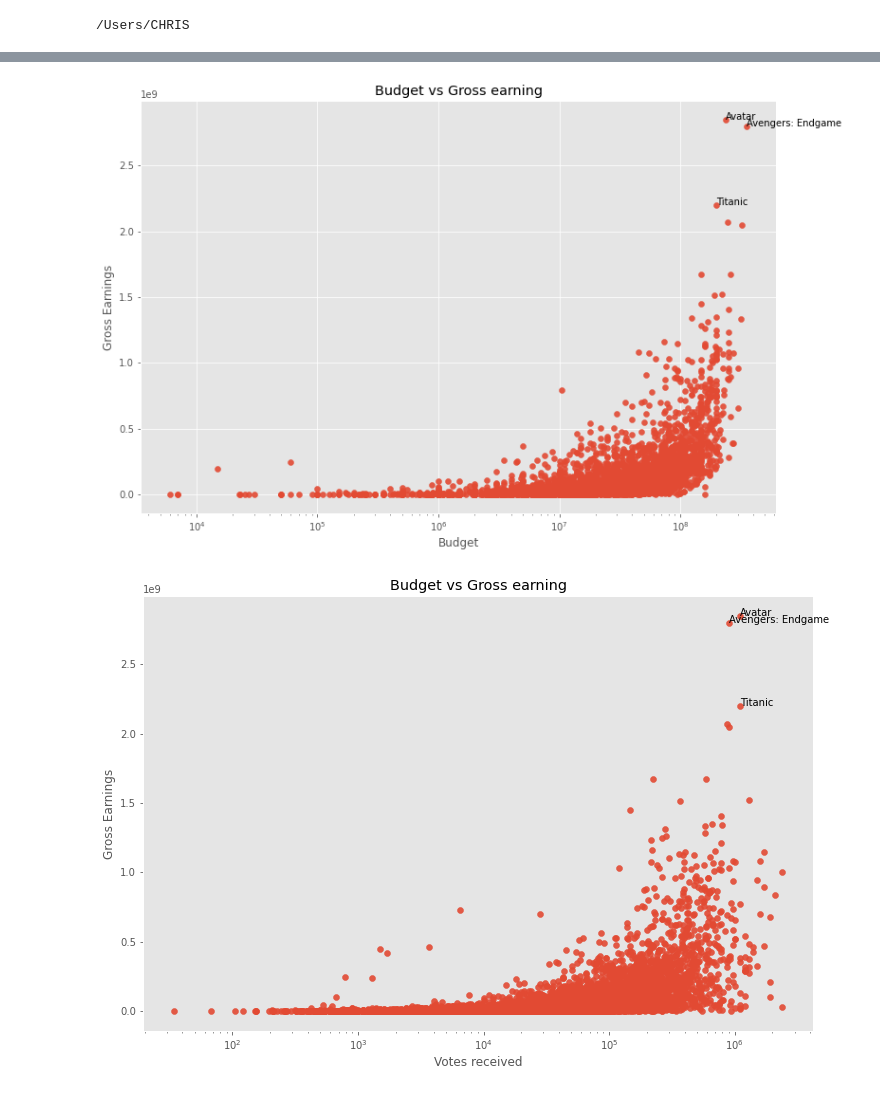
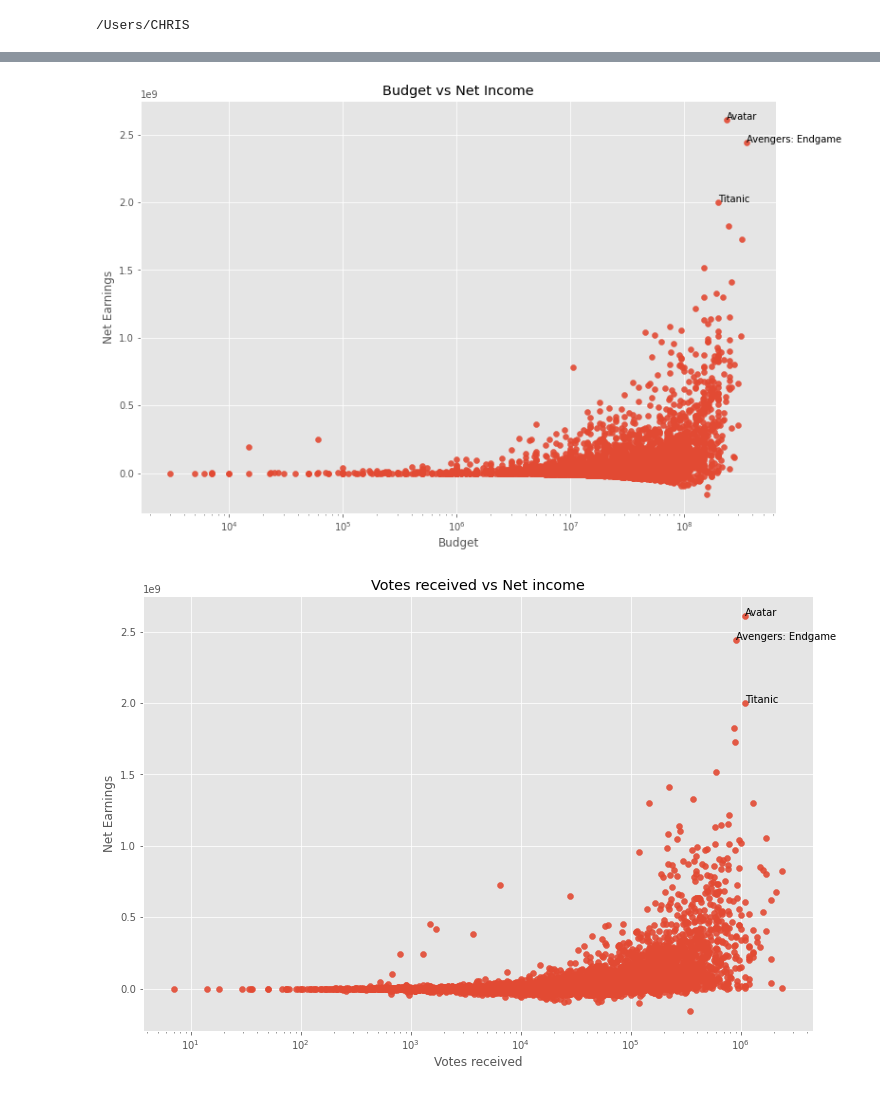
Before and after one commit to Chris-Ahu/Projects-portfolio, a Jupyter notebook: Movie industry analysis.ipynb, the cells around one changed output, grey strips where cells are left out. Drawn from its saved outputs; the diff is of its cells as text; code cells hidden in the pictures.

```diff
--- a/Movie industry analysis.ipynb
+++ b/Movie industry analysis.ipynb
@@ -125,0 +138,5 @@ dtype: float64
+# %%
+# Drop NaN and replace with 0
+
+df1 = df.replace('NaN', np.nan)
+df1
@@ -125,0 +157,5 @@ dtype: float64
+# %%
+# Replace 'NaN' with 0
+
+df2 = df1.fillna(0)
+df2
@@ -125,0 +197,4 @@ dtype: float64
+# %%
+# Creat a new column 'net income' from budget and gross fields
+
+df3 = df2.assign(net_income = lambda x: x.gross - x.budget)
@@ -125,0 +212,4 @@ dtype: float64
+# %%
+# # Order by net income in desecending order
+
+df3.sort_values(by = ['net_income'], inplace = False, ascending = False)
@@ -126,30 +285,31 @@ dtype: float64
 # %%
-# Make a scatter plot of the correlated variables (budget vs gross)
+# Scatter plot of the correlated variables (net_income vs budget)
 
-plt.scatter('budget', 'gross', data = df, alpha = 0.9)
-plt.title('Budget vs Gross earning')
+# Add top 3 movies with highest net income
+
+plt.scatter('budget', 'net_income', data = df3, alpha = 0.9)
+plt.title('Budget vs Net Income')
 plt.xlabel('Budget')
-plt.ylabel('Gross Earnings')
-plt.text(237000000.0, 2.847246e+09, 'Avatar')
-plt.text(356000000.0, 2.797501e+09, 'Avengers: Endgame')
-plt.text(200000000.0, 2.201647e+09, 'Titanic')
+plt.ylabel('Net Earnings')
+plt.text(237000000.0, 2.610246e+09, 'Avatar')
+plt.text(356000000.0, 2.441501e+09, 'Avengers: Endgame')
+plt.text(200000000.0, 2.001647e+09, 'Titanic')
 plt.xscale('log')
 plt.show()
 # %% [output]
-[figure, old version]
+[figure, new version]
 # %%
-# Make a scatter plot of the correlated variables (votes vs gross)
+# Scatter plot of the correlated variables (votes vs gross)
 
-plt.scatter('votes', 'gross', data = df, alpha = 0.9 )
-plt.title('Budget vs Gross earning')
+plt.scatter('votes', 'net_income', data = df3, alpha = 0.9 )
+plt.title('Votes received vs Net income')
 plt.xlabel('Votes received')
-plt.ylabel('Gross Earnings')
-plt.text(1100000.0, 2.847246e+09, 'Avatar')
-plt.text(903000.0, 2.797501e+09, 'Avengers: Endgame')
-plt.text(1100000.0, 2.201647e+09, 'Titanic')
+plt.ylabel('Net Earnings')
+plt.text(1100000.0, 2.610246e+09, 'Avatar')
+plt.text(903000.0, 2.441501e+09, 'Avengers: Endgame')
+plt.text(1100000.0, 2.001647e+09, 'Titanic')
 plt.xscale('log')
-plt.grid(False)
 plt.show()
 # %% [output]
-[figure, old version]
+[figure, new version]
 # %%
```
Also changed, not shown: parts of 21 cells of this notebook.
